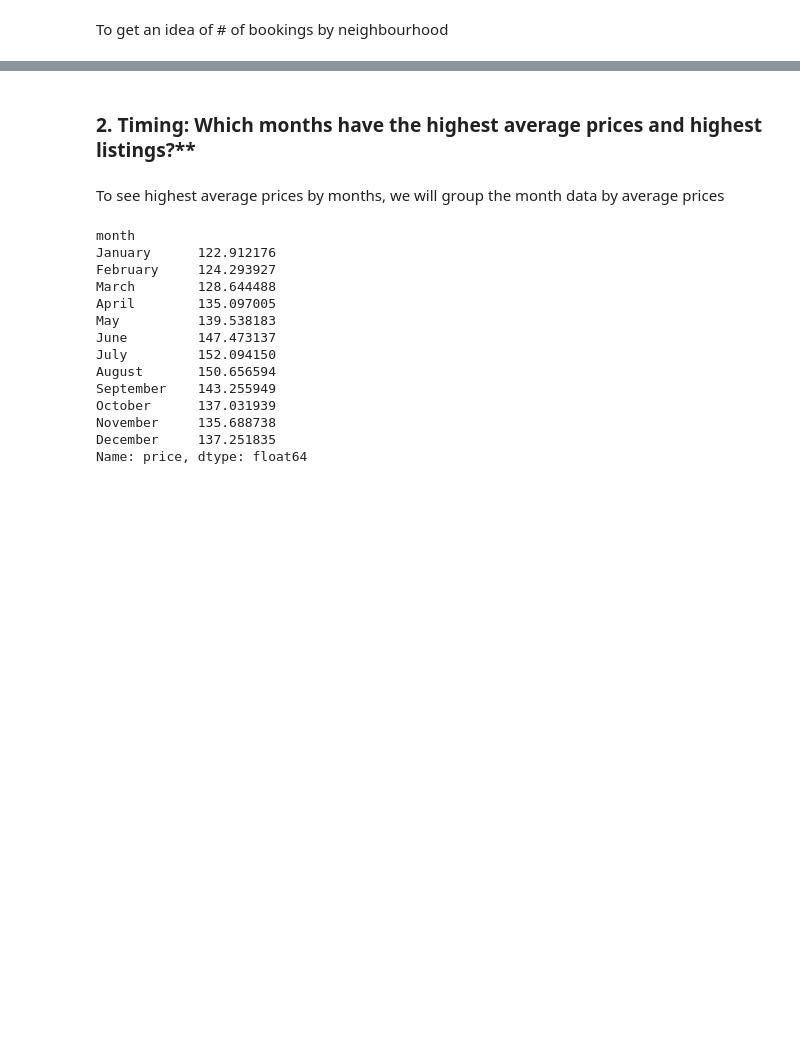
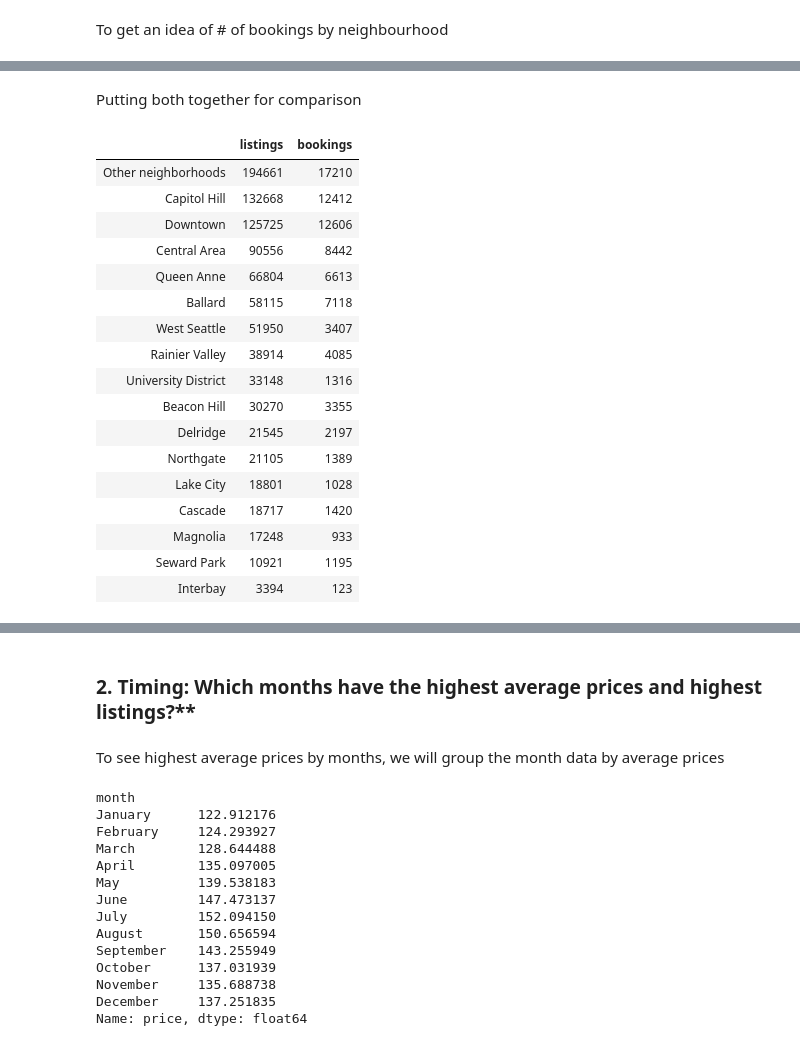
Before and after one commit to marq-oh/dsnd-p1, a Jupyter notebook: seattle_airbnb_pricing.ipynb, the cells around one changed output, grey strips where cells are left out. Drawn from its saved outputs; the diff is of its cells as text; code cells hidden in the pictures; blank space fills up the shorter version.

```diff
--- a/seattle_airbnb_pricing.ipynb
+++ b/seattle_airbnb_pricing.ipynb
@@ -396,0 +404,2 @@ Name: neighbourhood_group_cleansed, dtype: int64
+# %% [markdown]
+Putting both together for comparison
@@ -396,0 +409,21 @@ Name: neighbourhood_group_cleansed, dtype: int64
+# %%
+listings_bookings
+# %% [output]
+|  | listings | bookings |
+| Other neighborhoods | 194661 | 17210 |
+| Capitol Hill | 132668 | 12412 |
+| Downtown | 125725 | 12606 |
+| Central Area | 90556 | 8442 |
+| Queen Anne | 66804 | 6613 |
+| Ballard | 58115 | 7118 |
+| West Seattle | 51950 | 3407 |
+| Rainier Valley | 38914 | 4085 |
+| University District | 33148 | 1316 |
+| Beacon Hill | 30270 | 3355 |
+| Delridge | 21545 | 2197 |
+| Northgate | 21105 | 1389 |
+| Lake City | 18801 | 1028 |
+| Cascade | 18717 | 1420 |
+| Magnolia | 17248 | 933 |
+| Seward Park | 10921 | 1195 |
+| Interbay | 3394 | 123 |
```
Also changed, not shown: parts of 14 cells of this notebook.
